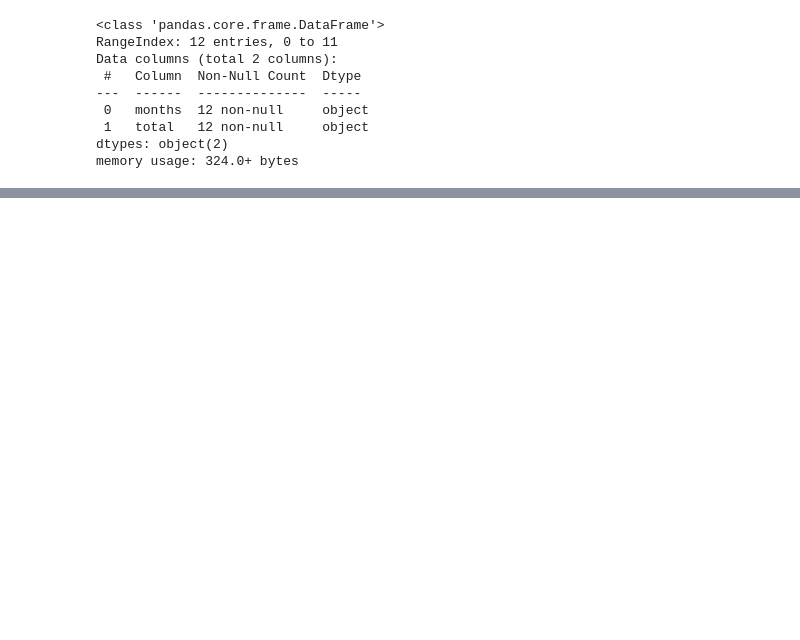
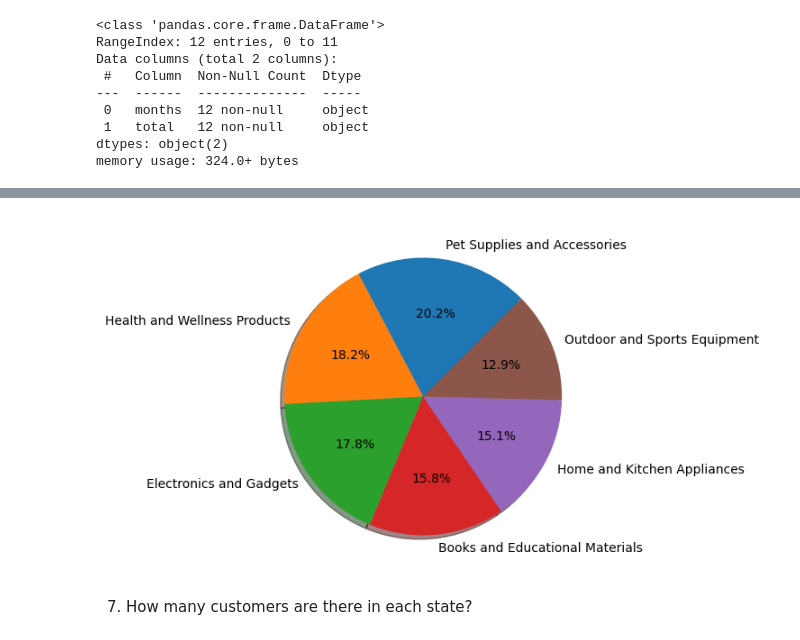
Before and after one commit to Deepak-karmiyal/Mysql-project, a Jupyter notebook: swiftmarket.ipynb, the cells around one changed output, grey strips where cells are left out. Cells and saved outputs as stored; diff of their text form; code cells hidden in the pictures; blank space fills up the shorter version.

```diff
--- a/swiftmarket.ipynb
+++ b/swiftmarket.ipynb
@@ -193,0 +237,11 @@ read_query(query)
+# %%
+query = '''select c.categoryname,sum(totalprice) as totalsales
+from categories c
+join subcategories s
+on c.categoryID = s.CategoryID
+join salesdata sd
+on sd.subcatid = s.subcatid
+group by c.categoryname
+order by totalsales desc;
+'''
+read_query(query)
@@ -193,0 +256,2 @@ read_query(query)
+# %%
+df = read_query(query = query)
@@ -193,0 +270,13 @@ read_query(query)
+# %%
+Categoryname = df['categoryname'].values
+Totalsales = df['totalsales'].astype('float').values
+# %%
+plt.figure(figsize=(10,5))
+plt.pie(Totalsales,labels = Categoryname,shadow=True, startangle = 45,autopct='%1.1f%%')  #explode=explode,
+#plt.legend(title = 'category',loc = 'lower left')
+
+plt.show()
+# %% [output]
+[figure, added]
+# %% [markdown]
+7. How many customers are there in each state?
```
Also changed, not shown: parts of 53 cells of this notebook.
